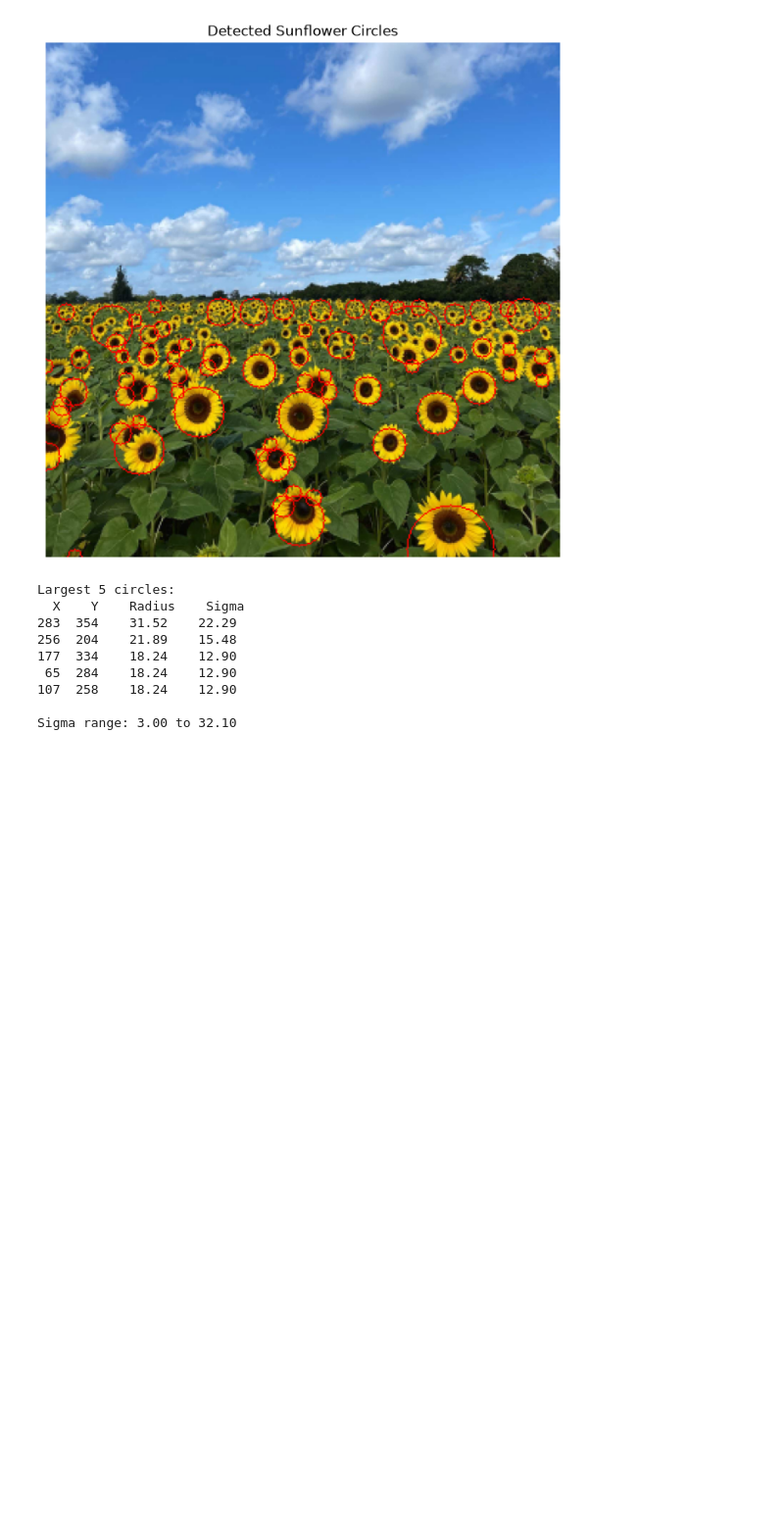
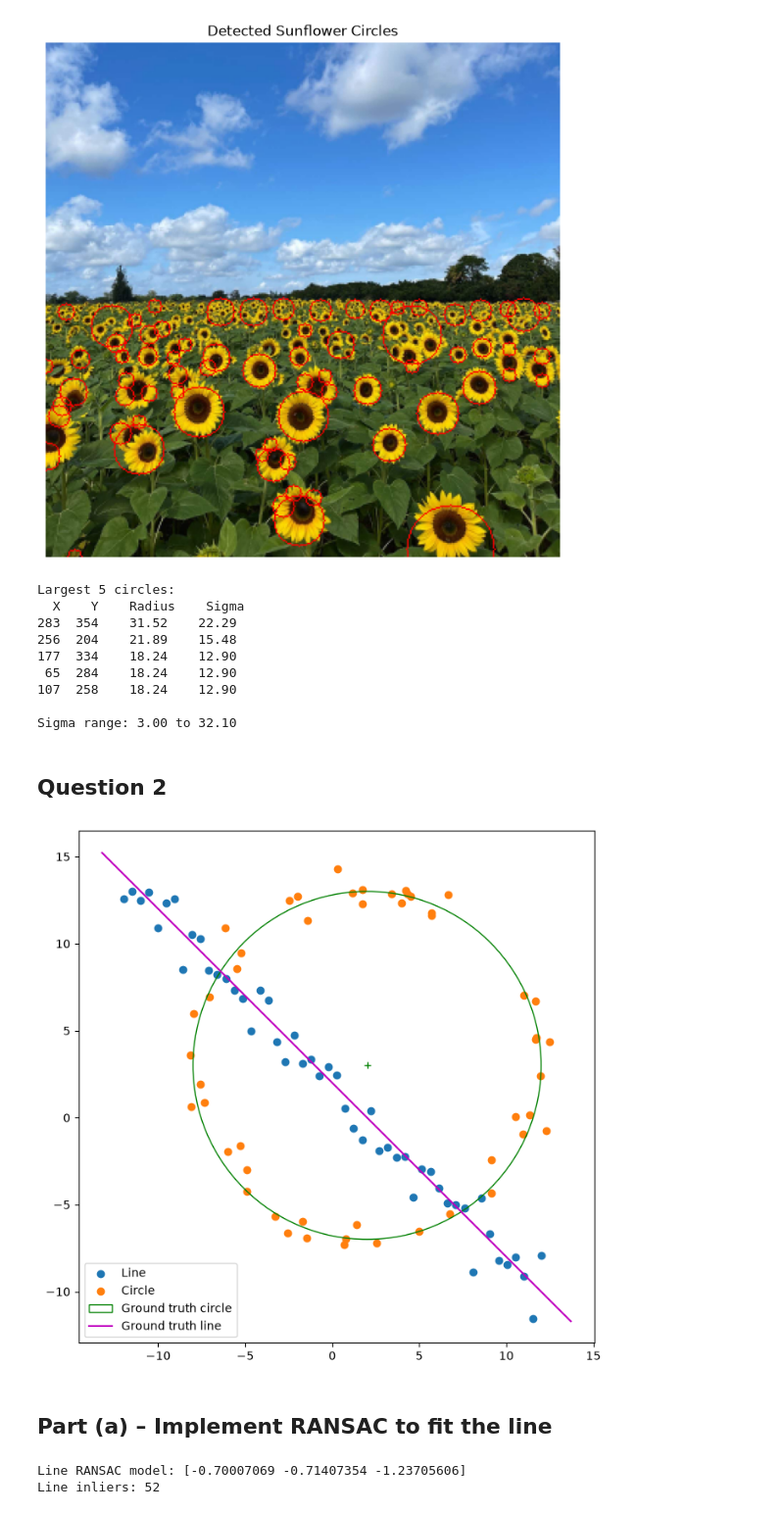
Before and after one commit to AkhilaNisal/EN3160_Assignment_2, a Jupyter notebook: EN3160_Assignment_02.ipynb, the cells around one changed output. Shown at 98% size. Saved outputs shown, nothing was run; the diff lists cells and outputs as text; code cells hidden in the pictures; blank space fills up the shorter version.

```diff
--- a/EN3160_Assignment_02.ipynb
+++ b/EN3160_Assignment_02.ipynb
@@ -111,3 +111,79 @@ Largest 5 circles:
 107  258    18.24    12.90
 
 Sigma range: 3.00 to 32.10
+# %% [markdown]
+## Question 2
+# %%
+
+# Generation of a Noisy Point Set Conforming to a Line and a Circle
+import numpy as np
+from scipy.optimize import minimize
+from scipy import linalg
+import matplotlib.pyplot as plt
+
+# np.random.seed(0)
+N = 100
+half_n = N//2
+r = 10
+x0_gt, y0_gt = 2, 3 # Center
+s = r/16
+t = np.random.uniform(0, 2*np.pi, half_n)
+n = s * np.random.randn(half_n)
+x, y = x0_gt + (r + n) * np.cos(t), y0_gt + (r + n) * np.sin(t)
+X_circ = np.hstack((x.reshape(half_n, 1), y.reshape(half_n, 1)))
+s = 1.
+m, b = -1, 2
+x = np.linspace(-12, 12, half_n)
+y = m*x + b + s * np.random.randn(half_n)
+X_line = np.hstack((x.reshape(half_n, 1), y.reshape(half_n, 1)))
+X = np.vstack((X_circ, X_line)) # All points
+
+fig, ax = plt.subplots(1, 1, figsize=(8, 8))
+ax.scatter(X_line[:,0], X_line[:,1], label='Line')
+ax.scatter(X_circ[:,0], X_circ[:,1], label='Circle')
+circle_gt = plt.Circle((x0_gt, y0_gt), r, color='g',
+                       fill=False, label='Ground truth circle')
+ax.add_patch(circle_gt)
+ax.plot((x0_gt), (y0_gt), '+', color='g')
+x_min, x_max = ax.get_xlim()
+x_ = np.array([x_min, x_max])
+y_ = m*x_ + b
+plt.plot(x_, y_, color='m', label='Ground truth line')
+plt.legend()
+plt.axis('equal')
+plt.show()
+# %% [output]
+[figure, added]
+# %% [markdown]
+## Part (a) – Implement RANSAC to fit the line
+# %%
+
+threshold_line = 1.5
+min_line = 35
+best_count = 0
+
+for i in range(1000):
+    sample = X[np.random.choice(len(X), 2, replace=False)]
+    dx, dy = sample[1]-sample[0]
+    norm = np.hypot(dx, dy)
+
+    if norm == 0:
+        continue
+
+    a, b = dy/norm, -dx/norm
+    d = a*sample[0,0] + b*sample[0,1]
+
+    error = np.abs(a*X[:,0] + b*X[:,1] - d)
+    inliers = error < threshold_line
+
+    if inliers.sum() > best_count and inliers.sum() >= min_line:
+        best_count = inliers.sum()
+        line_model = np.array([a,b,d])
+        line_inliers = inliers
+        line_sample = sample
+
+print("Line RANSAC model:", line_model)
+print("Line inliers:", best_count)
+# %% [output]
+Line RANSAC model: [-0.70007069 -0.71407354 -1.23705606]
+Line inliers: 52
```
Also changed, not shown: parts of 11 cells of this notebook.
